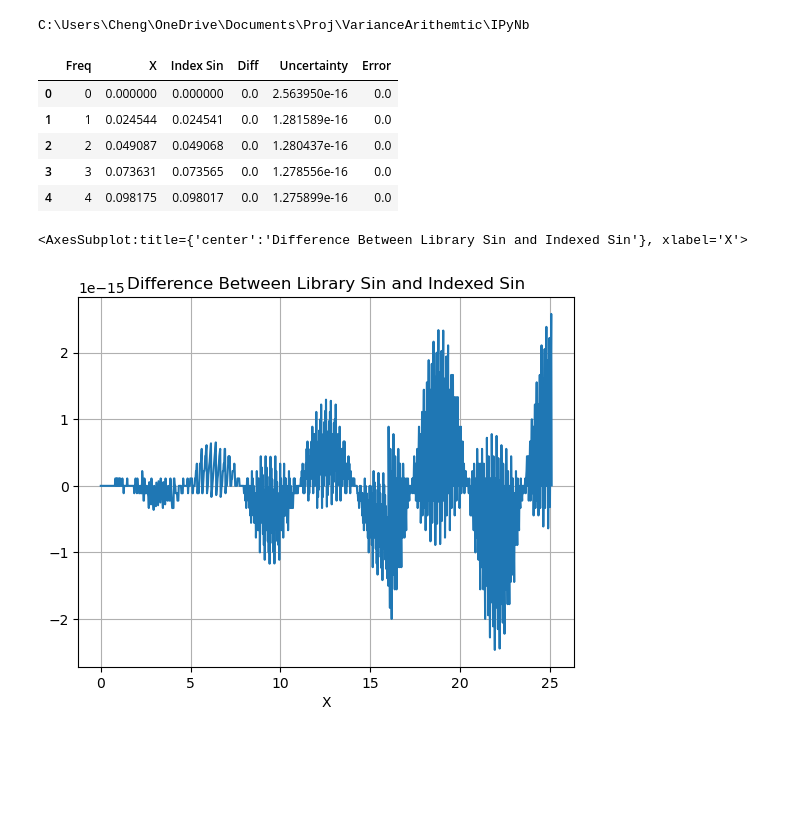
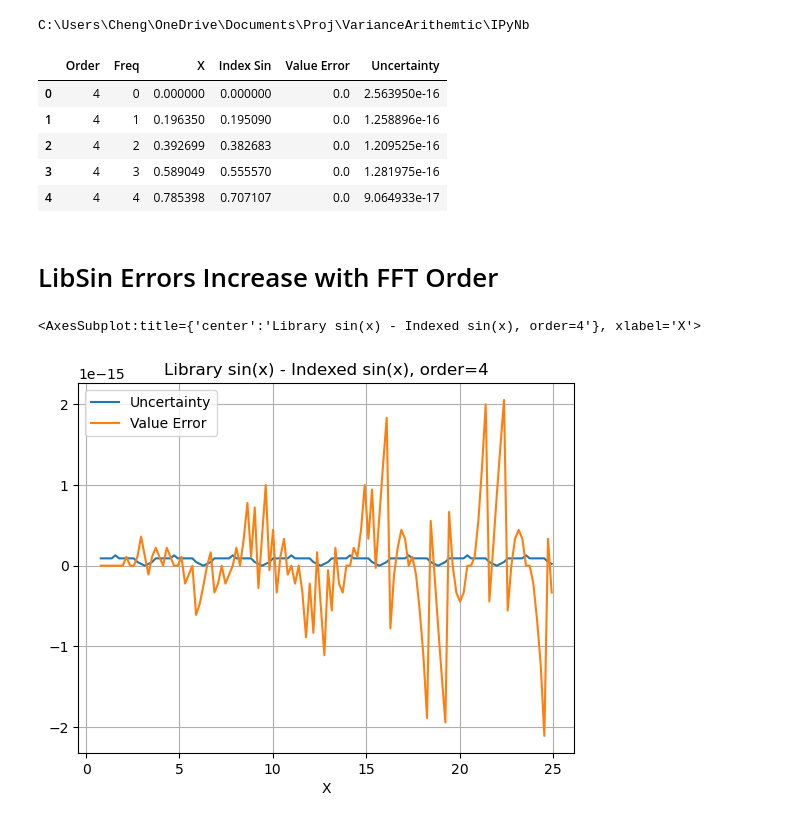
Before and after one commit to Chengpu0707/VarianceArithmetic, a Jupyter notebook: IPyNb/SinDiff.ipynb, the cells around one changed output. Saved outputs shown, nothing was run; the diff lists cells and outputs as text; code cells hidden in the pictures; blank space fills up the shorter version.

```diff
--- a/IPyNb/SinDiff.ipynb
+++ b/IPyNb/SinDiff.ipynb
@@ -9,17 +9,23 @@ print(os.getcwd())
 # %% [output]
 C:\Users\Cheng\OneDrive\Documents\Proj\VarianceArithemtic\IPyNb
 # %%
-df = pd.read_csv("../Python/Output/SinDiff_7.txt", sep='\t')
+df = pd.read_csv("../Python/Output/SinDiff.txt", sep='\t')
 df.head()
 # %% [output]
-|  | Freq | X | Index Sin | Diff | Uncertainty | Error |
-| 0 | 0 | 0.000000 | 0.000000 | 0.0 | 2.563950e-16 | 0.0 |
-| 1 | 1 | 0.024544 | 0.024541 | 0.0 | 1.281589e-16 | 0.0 |
-| 2 | 2 | 0.049087 | 0.049068 | 0.0 | 1.280437e-16 | 0.0 |
-| 3 | 3 | 0.073631 | 0.073565 | 0.0 | 1.278556e-16 | 0.0 |
-| 4 | 4 | 0.098175 | 0.098017 | 0.0 | 1.275899e-16 | 0.0 |
+|  | Order | Freq | X | Index Sin | Value Error | Uncertainty |
+| 0 | 4 | 0 | 0.000000 | 0.000000 | 0.0 | 2.563950e-16 |
+| 1 | 4 | 1 | 0.196350 | 0.195090 | 0.0 | 1.258896e-16 |
+| 2 | 4 | 2 | 0.392699 | 0.382683 | 0.0 | 1.209525e-16 |
+| 3 | 4 | 3 | 0.589049 | 0.555570 | 0.0 | 1.281975e-16 |
+| 4 | 4 | 4 | 0.785398 | 0.707107 | 0.0 | 9.064933e-17 |
+# %%
+df['Normalized Error'] = df['Value Error'] / df['Uncertainty']
+df['Absolute Error'] = np.abs(df['Value Error'])
+# %% [markdown]
+# LibSin Errors Increase with FFT Order
 # %%
-df.set_index('X')['Diff'].plot(title='Difference Between Library Sin and Indexed Sin', grid=True)
+df[(df['Order']==4) & (df['X'] >= math.pi/4)].set_index('X')[['Uncertainty', 'Value Error']]\
+    .plot(title='Library sin(x) - Indexed sin(x), order=4', grid=True)
 # %% [output]
-<AxesSubplot:title={'center':'Difference Between Library Sin and Indexed Sin'}, xlabel='X'>
+<AxesSubplot:title={'center':'Library sin(x) - Indexed sin(x), order=4'}, xlabel='X'>
-[figure, old version]
+[figure, new version]
```
Also changed, not shown: parts of 11 cells of this notebook, 8 other files.
